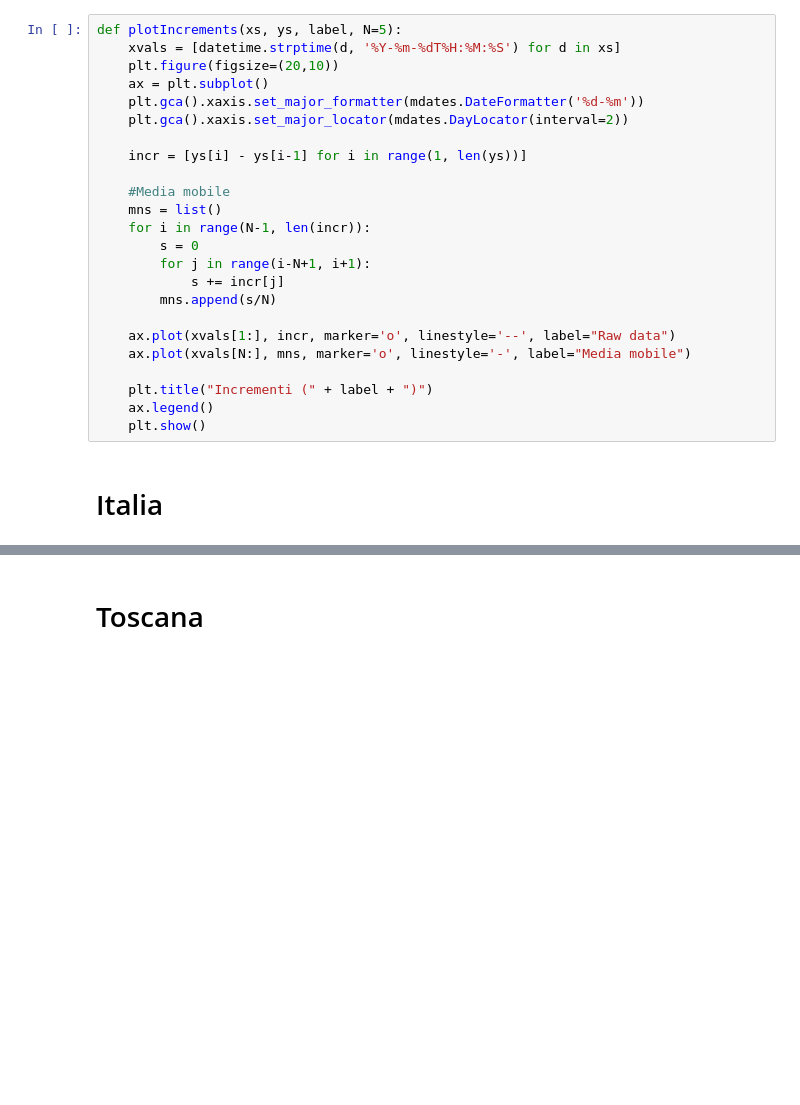
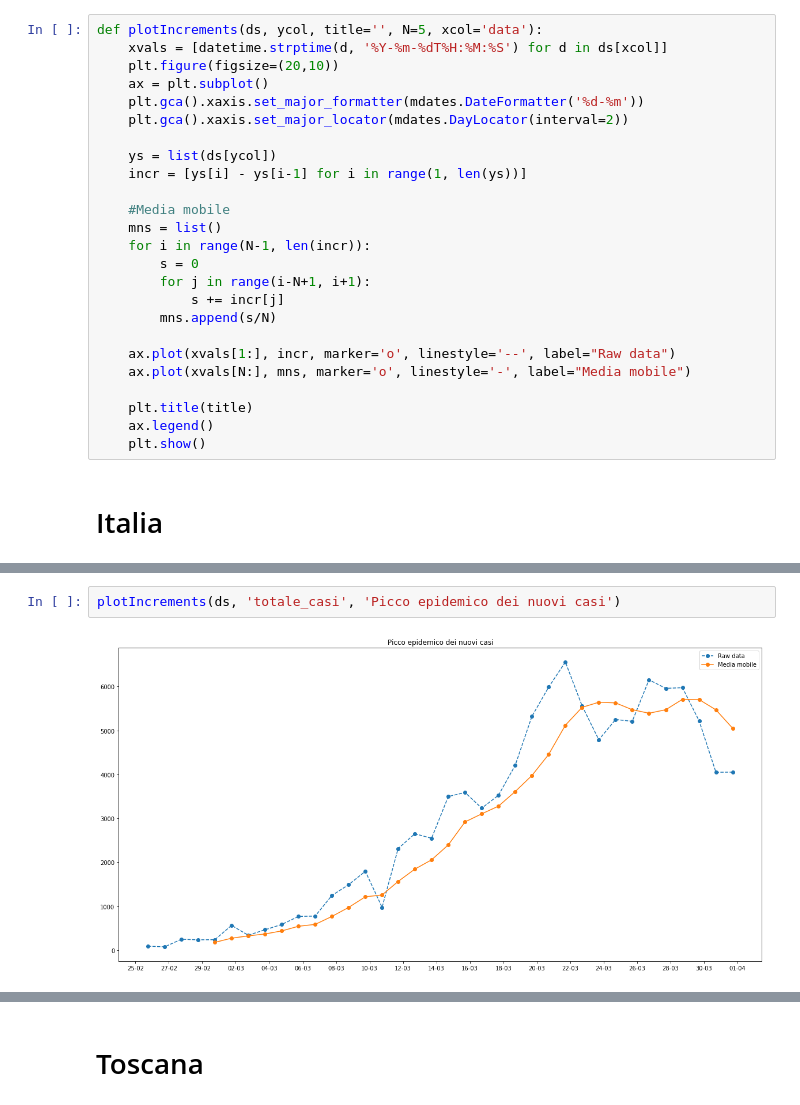
Before and after one commit to stefano-gaggero/COVID19, a Jupyter notebook: 2020-03 COVID.ipynb, the cells around one changed output, grey strips where cells are left out. Saved outputs shown, nothing was run; the diff lists cells and outputs as text; blank space fills up the shorter version.

```diff
--- a/2020-03 COVID.ipynb
+++ b/2020-03 COVID.ipynb
@@ -19,12 +24,13 @@ def plotTotals(xs, ys, label):
     plt.show()
 # %%
-def plotIncrements(xs, ys, label, N=5):
-    xvals = [datetime.strptime(d, '%Y-%m-%dT%H:%M:%S') for d in xs]
+def plotIncrements(ds, ycol, title='', N=5, xcol='data'):
+    xvals = [datetime.strptime(d, '%Y-%m-%dT%H:%M:%S') for d in ds[xcol]]
     plt.figure(figsize=(20,10))
     ax = plt.subplot()
     plt.gca().xaxis.set_major_formatter(mdates.DateFormatter('%d-%m'))
     plt.gca().xaxis.set_major_locator(mdates.DayLocator(interval=2))
 
+    ys = list(ds[ycol])
     incr = [ys[i] - ys[i-1] for i in range(1, len(ys))]
 
     #Media mobile
@@ -38,7 +44,7 @@ def plotIncrements(xs, ys, label, N=5):
     ax.plot(xvals[1:], incr, marker='o', linestyle='--', label="Raw data")
     ax.plot(xvals[N:], mns, marker='o', linestyle='-', label="Media mobile")
 
-    plt.title("Incrementi (" + label + ")")
+    plt.title(title)
     ax.legend()
     plt.show()
 # %% [markdown]
@@ -56,0 +59,4 @@ plotIncrements(df['data'], df['deceduti'], 'Deceduti Italia', 8)
+# %%
+plotIncrements(ds, 'totale_casi', 'Picco epidemico dei nuovi casi')
+# %% [output]
+[figure, added]
```
Also changed, not shown: parts of 14 cells of this notebook.
